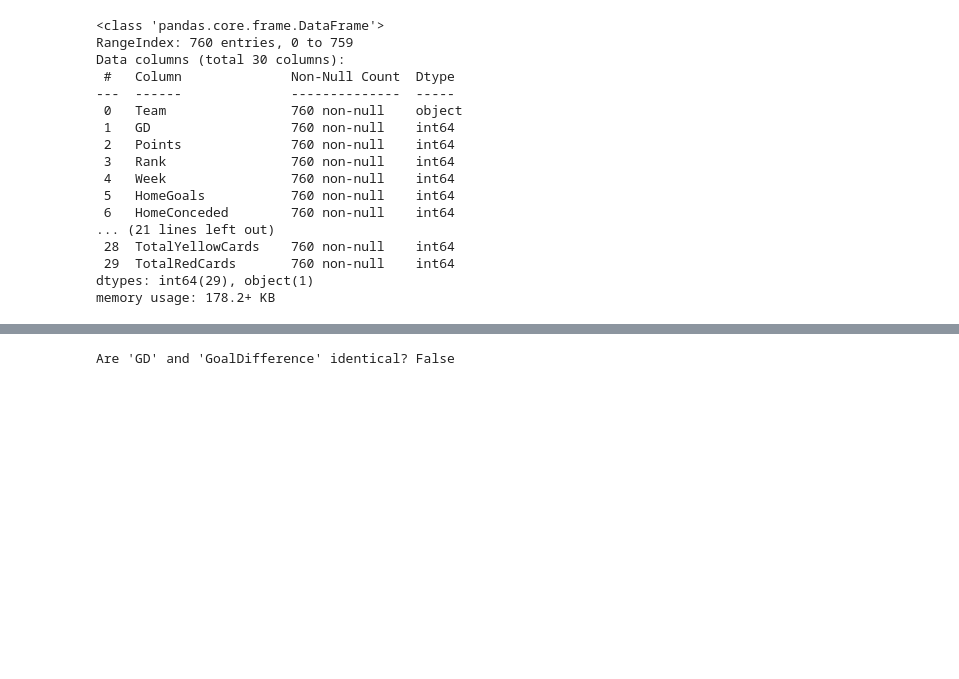
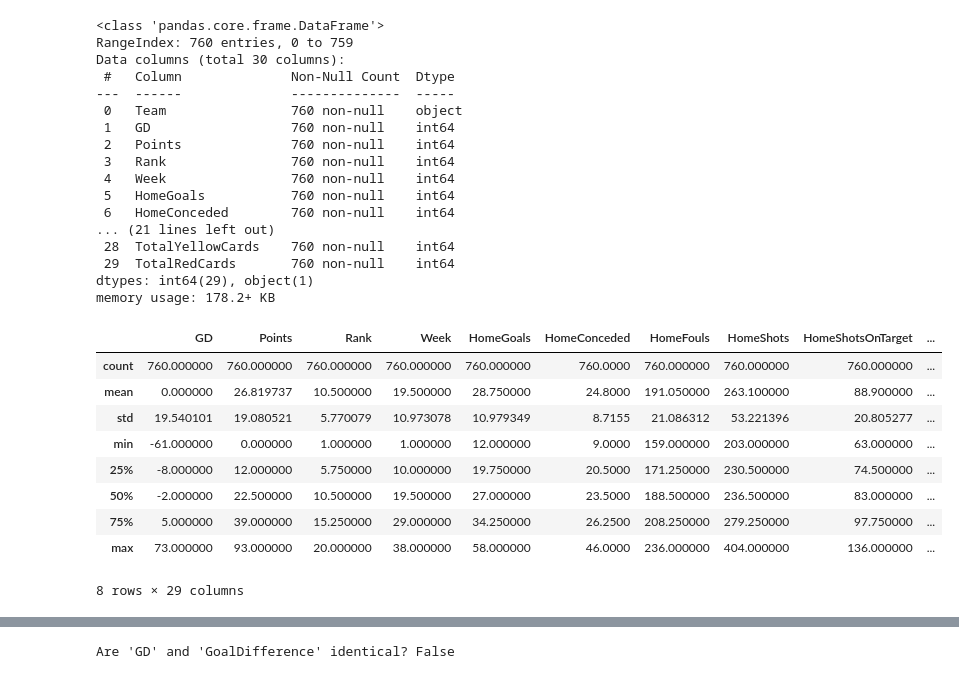
Before and after one commit to Cynthiaudoye/Premier-League-Clustering-Analysis, a Jupyter notebook: Graph_Based_and_KMeans_Clustering_Analysis_Report.ipynb, the cells around one changed output, grey strips where cells are left out. Cells and saved outputs as stored; diff of their text form; code cells hidden in the pictures; blank space fills up the shorter version.

```diff
--- a/Graph_Based_and_KMeans_Clustering_Analysis_Report.ipynb
+++ b/Graph_Based_and_KMeans_Clustering_Analysis_Report.ipynb
@@ -361,3 +360,17 @@ Data columns (total 30 columns):
  29  TotalRedCards       760 non-null    int64
 dtypes: int64(29), object(1)
 memory usage: 178.2+ KB
+# %%
+# Displaying the summary statistic in my final DataFrame
+final_data.describe()
+# %% [output]
+|  | GD | Points | Rank | Week | HomeGoals | HomeConceded | HomeFouls | HomeShots | HomeShotsOnTarget | ... |
+| count | 760.000000 | 760.000000 | 760.000000 | 760.000000 | 760.000000 | 760.0000 | 760.000000 | 760.000000 | 760.000000 | ... |
+| mean | 0.000000 | 26.819737 | 10.500000 | 19.500000 | 28.750000 | 24.8000 | 191.050000 | 263.100000 | 88.900000 | ... |
+| std | 19.540101 | 19.080521 | 5.770079 | 10.973078 | 10.979349 | 8.7155 | 21.086312 | 53.221396 | 20.805277 | ... |
+| min | -61.000000 | 0.000000 | 1.000000 | 1.000000 | 12.000000 | 9.0000 | 159.000000 | 203.000000 | 63.000000 | ... |
+| 25% | -8.000000 | 12.000000 | 5.750000 | 10.000000 | 19.750000 | 20.5000 | 171.250000 | 230.500000 | 74.500000 | ... |
+| 50% | -2.000000 | 22.500000 | 10.500000 | 19.500000 | 27.000000 | 23.5000 | 188.500000 | 236.500000 | 83.000000 | ... |
+| 75% | 5.000000 | 39.000000 | 15.250000 | 29.000000 | 34.250000 | 26.2500 | 208.250000 | 279.250000 | 97.750000 | ... |
+| max | 73.000000 | 93.000000 | 20.000000 | 38.000000 | 58.000000 | 46.0000 | 236.000000 | 404.000000 | 136.000000 | ... |
+8 rows × 29 columns
```
Also changed, not shown: parts of 6 cells of this notebook.
